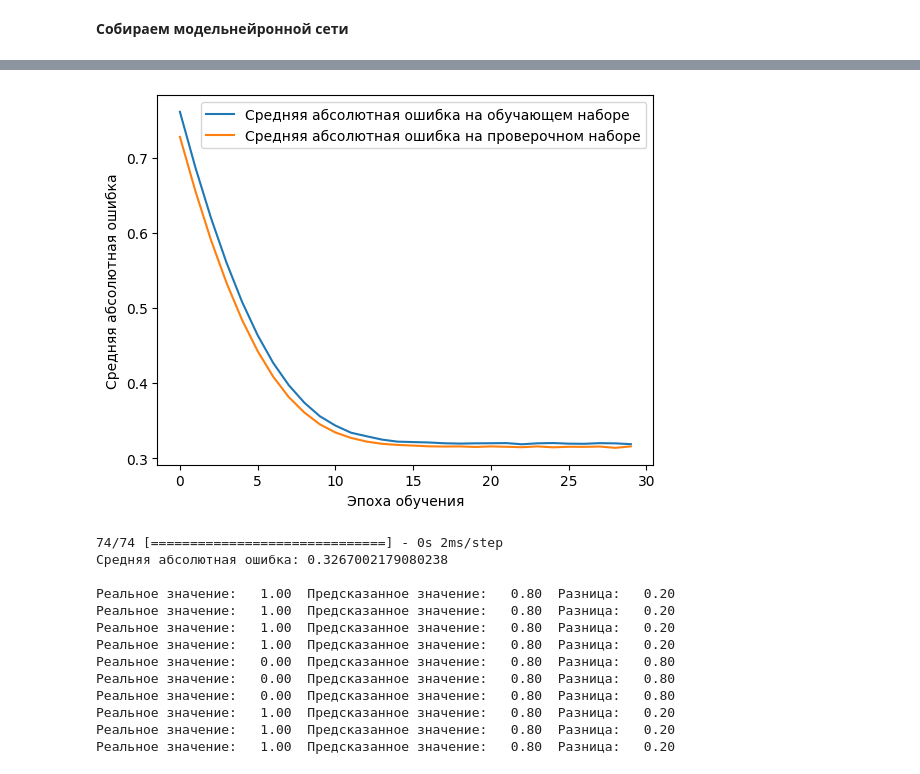
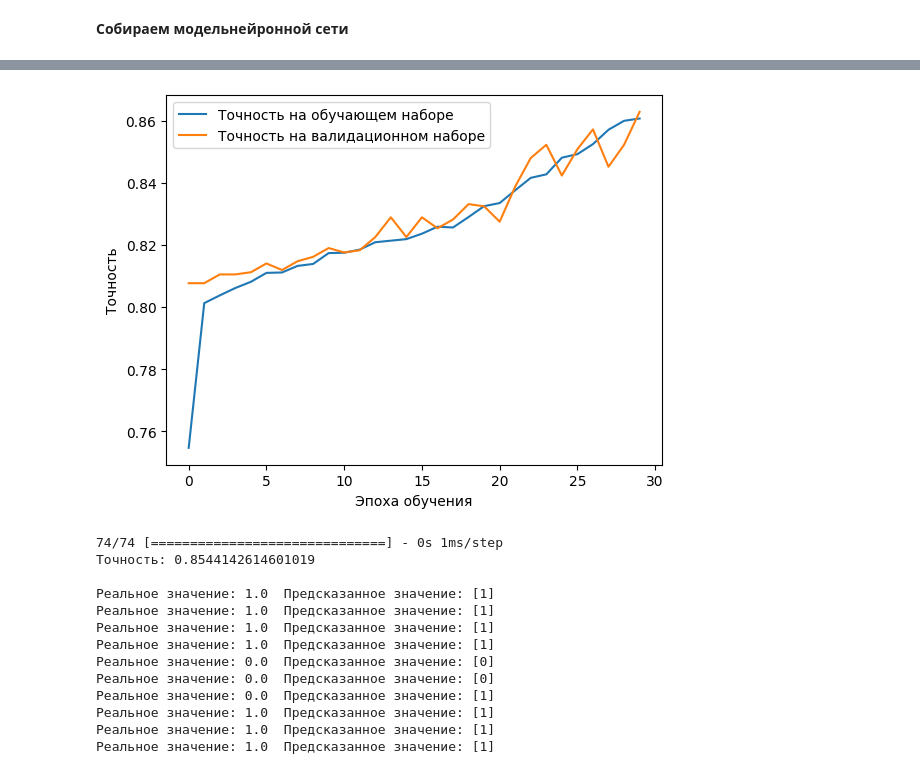
Before and after one commit to Untick/Usedesk, a Jupyter notebook: Yashin Mikhail/Задание_1.ipynb, the cells around one changed output, grey strips where cells are left out. Saved outputs shown, nothing was run; the diff lists cells and outputs as text; code cells hidden in the pictures.

```diff
--- a/Yashin Mikhail/Задание_1.ipynb
+++ b/Yashin Mikhail/Задание_1.ipynb
@@ -118,7 +118,7 @@ licens                    0.070542
 бз_ст                     0.058573
 Name: рейтинг, dtype: float64
 # %%
-cor = df.corr()
+cor = df.corr(numeric_only = True)
 cor_target = abs(cor["рейтинг"])
 relevant_features = cor_target[cor_target>0.05]
 df2 = df.loc[:, relevant_features.index]
@@ -161,6 +161,7 @@ df2['бз_ст'].max()
 # %%
 COL_MONTH = df2.columns.get_loc('месяц_desc')
 COL_RATING = df2.columns.get_loc('рейтинг')
+COL_TOTAL = df2.columns.get_loc('всего')
 COL_ANSWER = df2.columns.get_loc('есть ответ')
 COL_COMPLETE = df2.columns.get_loc('выполнен')
 COL_CLOSED = df2.columns.get_loc('закрыт')
@@ -246,3 +241,9 @@ x_train, x_test, y_train, y_test = train_test_split(x_data, y_data, test_size=0.
+# %%
+df_scaled = df2.copy()
+for column in df_scaled.columns:
+    df_scaled[column] = normalize_data(df_scaled[column].values)
+x_data, y_data = construct_train_data(df_scaled.values)
+x_train, x_test, y_train, y_test = train_test_split(x_data, y_data, test_size=0.2, shuffle = True, random_state=4)
 # %%
 print(x_train.shape)
 print(y_train.shape)
@@ -310,12 +296,12 @@ def eval_net(model, x_train, y_train, y_scaler = None, n = 10, limit = 1.):
     plt.show()
 # %%
 def plot_history(history):
-    plt.plot(history.history['mae'],
-            label='Средняя абсолютная ошибка на обучающем наборе')
-    plt.plot(history.history['val_mae'],
-            label='Средняя абсолютная ошибка на проверочном наборе')
+    plt.plot(history.history['accuracy'],
+            label='Точность на обучающем наборе')
+    plt.plot(history.history['val_accuracy'],
+            label='Точность на валидационном наборе')
     plt.xlabel('Эпоха обучения')
-    plt.ylabel('Средняя абсолютная ошибка')
+    plt.ylabel('Точность')
     plt.legend()
     plt.show()
 # %%
@@ -378,17 +363,17 @@ eval_net(model, x_test_01, y_test)
 # %%
 model1 = Sequential()
 
-model1.add(Dense(60, activation='relu', input_shape=(x_train_01.shape[1], )))
+model1.add(Dense(60, activation='relu', input_shape=(x_train.shape[1], )))
 
-model1.add(Dense(300, activation='tanh'))
+model1.add(Dense(300, activation='relu'))
 
 model1.add(Dense(30, activation='relu'))
 
 model1.add(Dense(1, activation= 'linear'))
 
-model1.compile(optimizer=Adam(learning_rate=1e-3), loss='mse', metrics=['mae'])
+model1.compile(optimizer=Adam(learning_rate=1e-3), loss='mse', metrics=['accuracy'])
 
-history =  model1.fit(x_train_01,
+history =  model1.fit(x_train,
                      y_train,
                      batch_size=60,
                      epochs=30,
@@ -396,6 +381,6 @@ history =  model1.fit(x_train_01,
                      verbose=1)
 plot_history(history)
 
-eval_net(model1, x_test_01, y_test)
+eval_net_acc(model1, x_test, y_test)
 # %% [output]
 Epoch 1/30
@@ -418,14 +403,14 @@ Epoch 30/30
-[figure, old version]
+[figure, new version]
-74/74 [==============================] - 0s 2ms/step
-Средняя абсолютная ошибка: 0.3267002179080238
+74/74 [==============================] - 0s 1ms/step
+Точность: 0.8544142614601019
 
-Реальное значение:   1.00  Предсказанное значение:   0.80  Разница:   0.20
-Реальное значение:   1.00  Предсказанное значение:   0.80  Разница:   0.20
-Реальное значение:   1.00  Предсказанное значение:   0.80  Разница:   0.20
-Реальное значение:   1.00  Предсказанное значение:   0.80  Разница:   0.20
-Реальное значение:   0.00  Предсказанное значение:   0.80  Разница:   0.80
-Реальное значение:   0.00  Предсказанное значение:   0.80  Разница:   0.80
-Реальное значение:   0.00  Предсказанное значение:   0.80  Разница:   0.80
-Реальное значение:   1.00  Предсказанное значение:   0.80  Разница:   0.20
-Реальное значение:   1.00  Предсказанное значение:   0.80  Разница:   0.20
-Реальное значение:   1.00  Предсказанное значение:   0.80  Разница:   0.20
+Реальное значение: 1.0  Предсказанное значение: [1]
+Реальное значение: 1.0  Предсказанное значение: [1]
+Реальное значение: 1.0  Предсказанное значение: [1]
+Реальное значение: 1.0  Предсказанное значение: [1]
+Реальное значение: 0.0  Предсказанное значение: [0]
+Реальное значение: 0.0  Предсказанное значение: [0]
+Реальное значение: 0.0  Предсказанное значение: [1]
+Реальное значение: 1.0  Предсказанное значение: [1]
+Реальное значение: 1.0  Предсказанное значение: [1]
+Реальное значение: 1.0  Предсказанное значение: [1]
```
Also changed, not shown: parts of 40 cells of this notebook.
